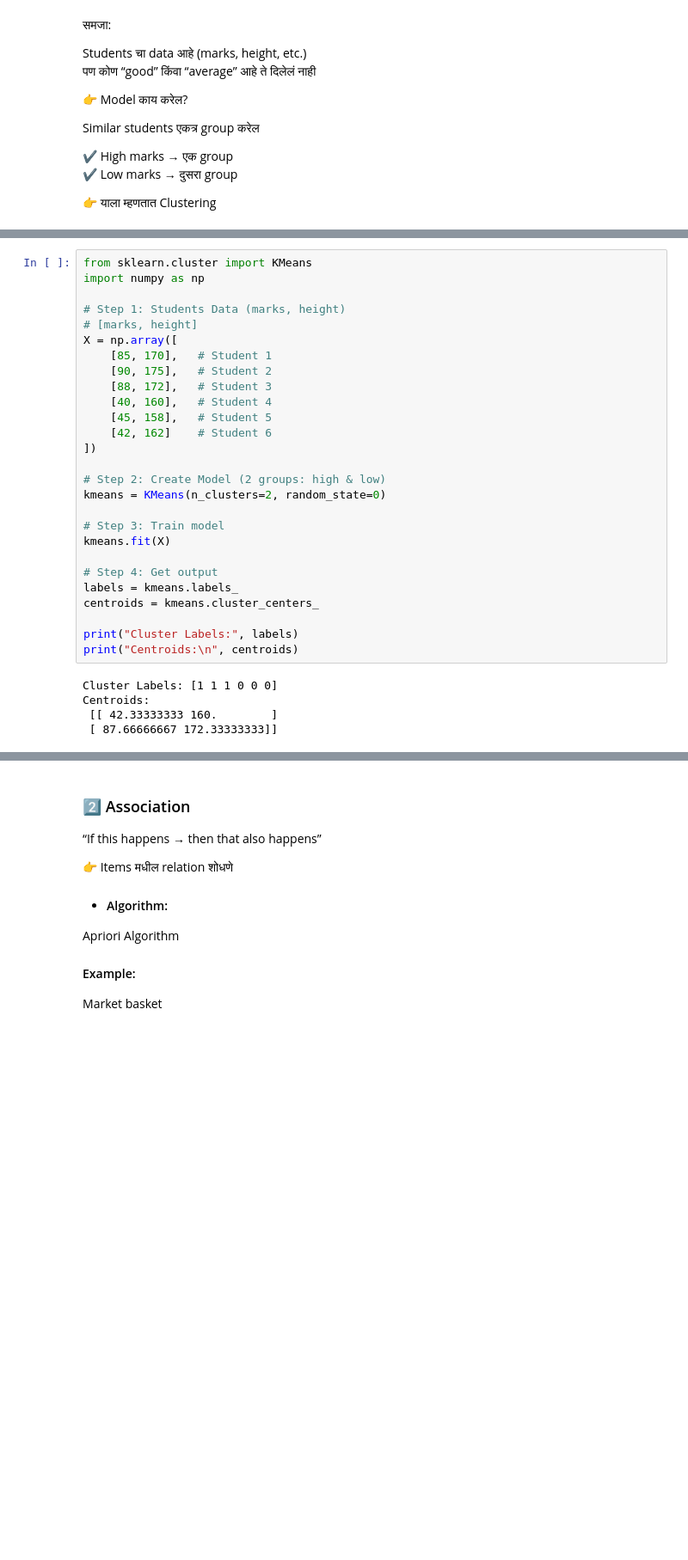
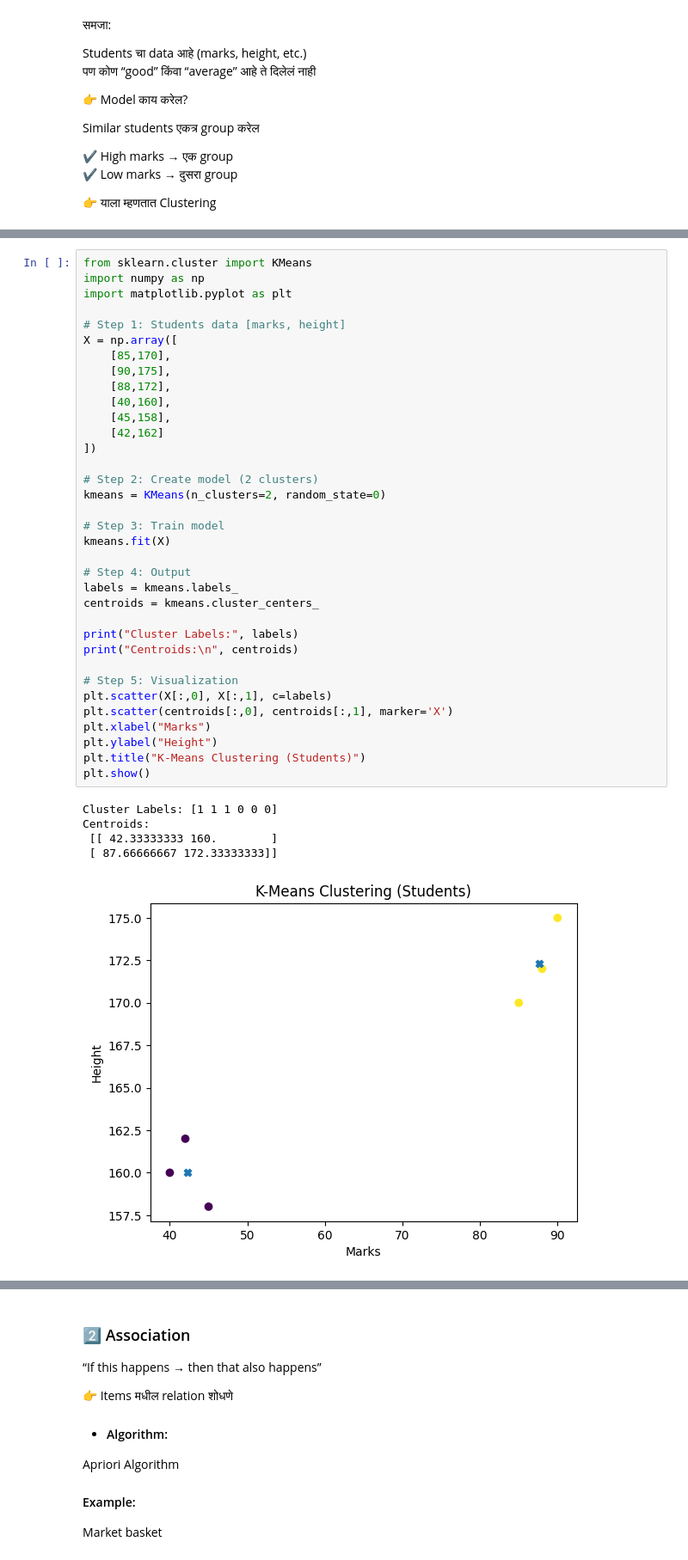
Before and after one commit to VaishnaviJadhav350/intern, a Jupyter notebook: machine learning/unsupervise ml .ipynb, the cells around one changed output, grey strips where cells are left out. Shown at 86% size. Drawn from its saved outputs; the diff is of its cells as text; blank space fills up the shorter version.

```diff
--- a/machine learning/unsupervise ml .ipynb
+++ b/machine learning/unsupervise ml .ipynb
@@ -45,32 +52,41 @@ Similar students एकत्र group करेल
 # %%
 from sklearn.cluster import KMeans
 import numpy as np
+import matplotlib.pyplot as plt
 
-# Step 1: Students Data (marks, height)
-# [marks, height]
+# Step 1: Students data [marks, height]
 X = np.array([
-    [85, 170],   # Student 1
-    [90, 175],   # Student 2
-    [88, 172],   # Student 3
-    [40, 160],   # Student 4
-    [45, 158],   # Student 5
-    [42, 162]    # Student 6
+    [85,170],
+    [90,175],
+    [88,172],
+    [40,160],
+    [45,158],
+    [42,162]
 ])
 
-# Step 2: Create Model (2 groups: high & low)
+# Step 2: Create model (2 clusters)
 kmeans = KMeans(n_clusters=2, random_state=0)
 
 # Step 3: Train model
 kmeans.fit(X)
 
-# Step 4: Get output
+# Step 4: Output
 labels = kmeans.labels_
 centroids = kmeans.cluster_centers_
 
 print("Cluster Labels:", labels)
 print("Centroids:\n", centroids)
+
+# Step 5: Visualization
+plt.scatter(X[:,0], X[:,1], c=labels)
+plt.scatter(centroids[:,0], centroids[:,1], marker='X')
+plt.xlabel("Marks")
+plt.ylabel("Height")
+plt.title("K-Means Clustering (Students)")
+plt.show()
 # %% [output]
 Cluster Labels: [1 1 1 0 0 0]
 Centroids:
  [[ 42.33333333 160.        ]
  [ 87.66666667 172.33333333]]
+[figure, added]
```
Also changed, not shown: parts of 10 cells of this notebook.
